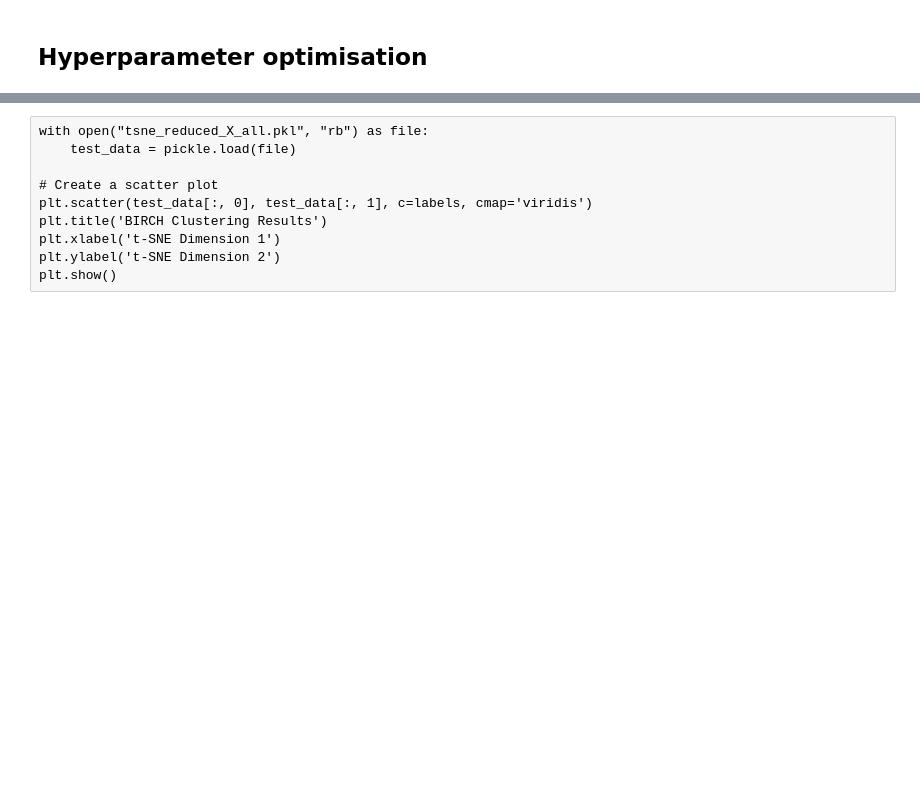
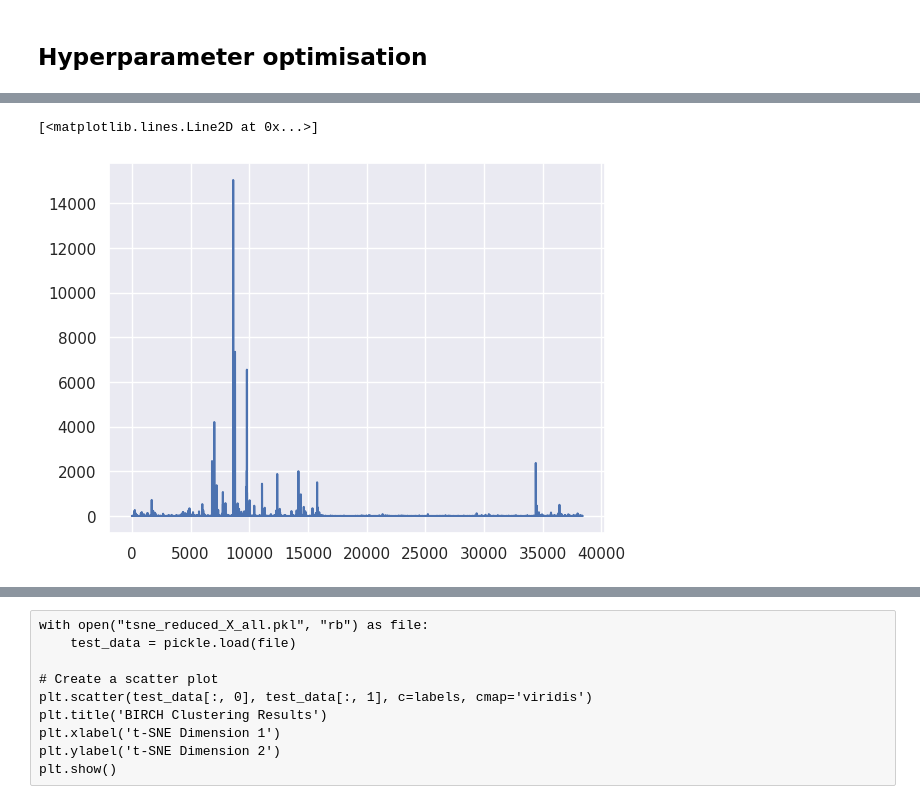
Before and after one commit to Kairixir/URL-domain-name-clustering, a Jupyter notebook: bachelor_thesis.ipynb, the cells around one changed output, grey strips where cells are left out. Drawn from its saved outputs; the diff is of its cells as text; code cells hidden in the pictures; blank space fills up the shorter version.

```diff
--- a/bachelor_thesis.ipynb
+++ b/bachelor_thesis.ipynb
@@ -819,0 +820,5 @@ Num of clusters: 38908
+# %%
+plt.plot(np.bincount(labels))
+# %% [output]
+[<matplotlib.lines.Line2D at 0x...>]
+[figure, added]
```
Also changed, not shown: parts of 14 cells of this notebook, 3 other files.
